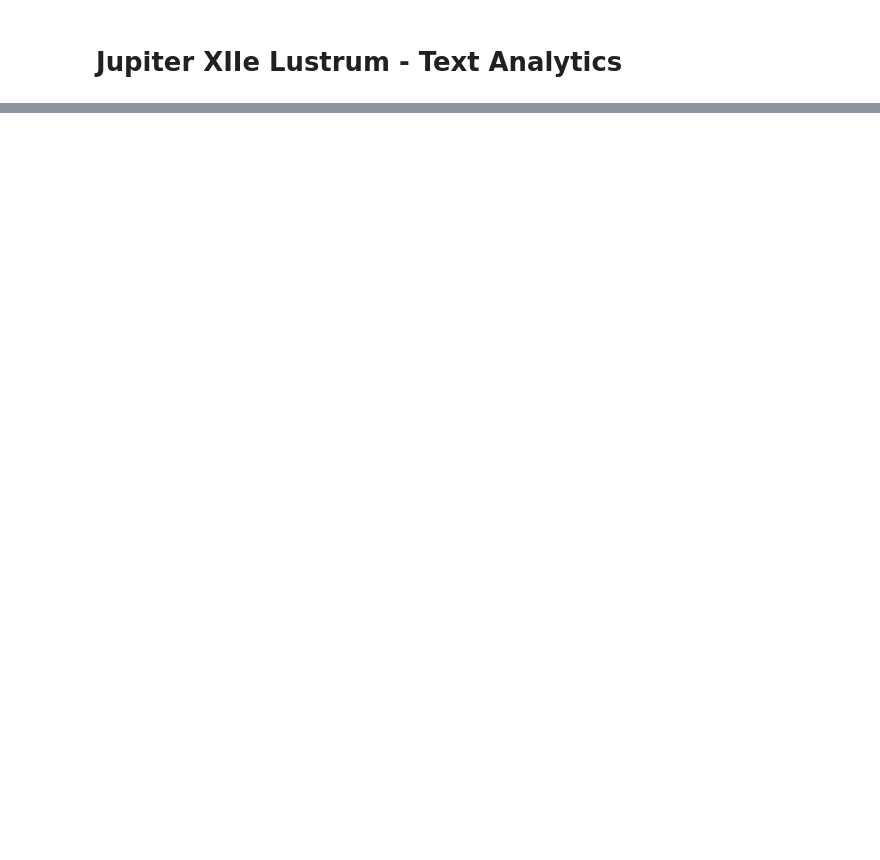
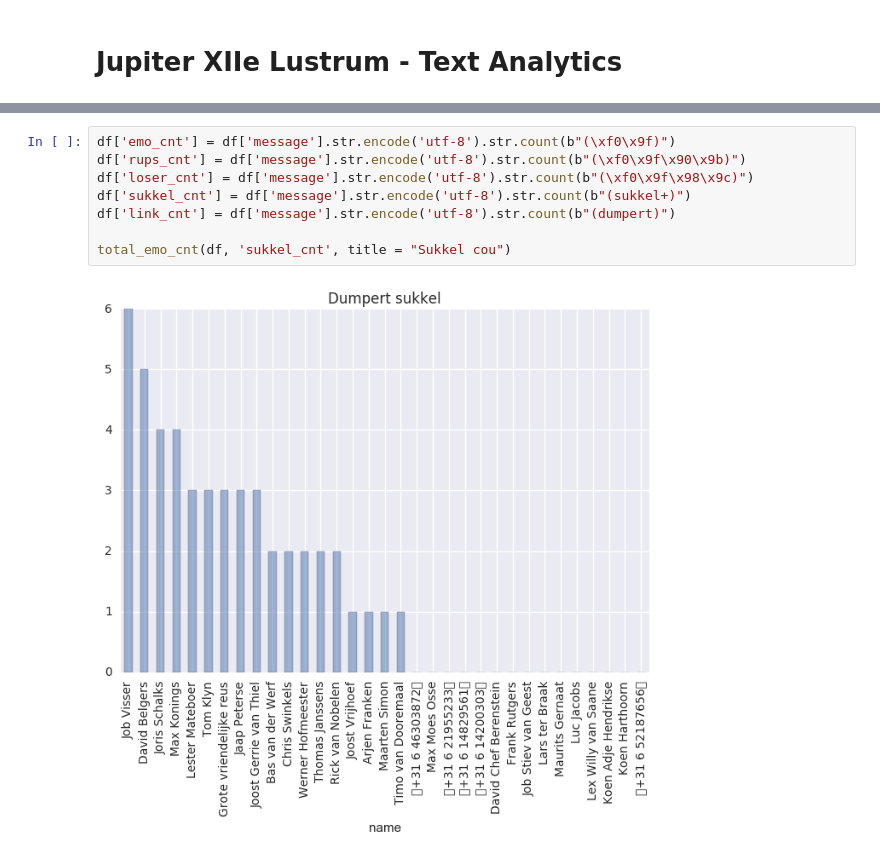
Before and after one commit to jobvisser03/21-text-mining, a Jupyter notebook: 21-text-mining.ipynb, the cells around one changed output, grey strips where cells are left out. Drawn from its saved outputs; the diff is of its cells as text; blank space fills up the shorter version.

```diff
--- a/21-text-mining.ipynb
+++ b/21-text-mining.ipynb
@@ -55,0 +117,10 @@ df['mess_length'] = df.apply(lambda row: len(row['tokenized_mess']), axis=1)
+# %%
+df['emo_cnt'] = df['message'].str.encode('utf-8').str.count(b"(\xf0\x9f)")
+df['rups_cnt'] = df['message'].str.encode('utf-8').str.count(b"(\xf0\x9f\x90\x9b)")
+df['loser_cnt'] = df['message'].str.encode('utf-8').str.count(b"(\xf0\x9f\x98\x9c)")
+df['sukkel_cnt'] = df['message'].str.encode('utf-8').str.count(b"(sukkel+)")
+df['link_cnt'] = df['message'].str.encode('utf-8').str.count(b"(dumpert)")
+
+total_emo_cnt(df, 'sukkel_cnt', title = "Sukkel cou")
+# %% [output]
+[figure, added]
```
Also changed, not shown: parts of 22 cells of this notebook, 1 other file.
